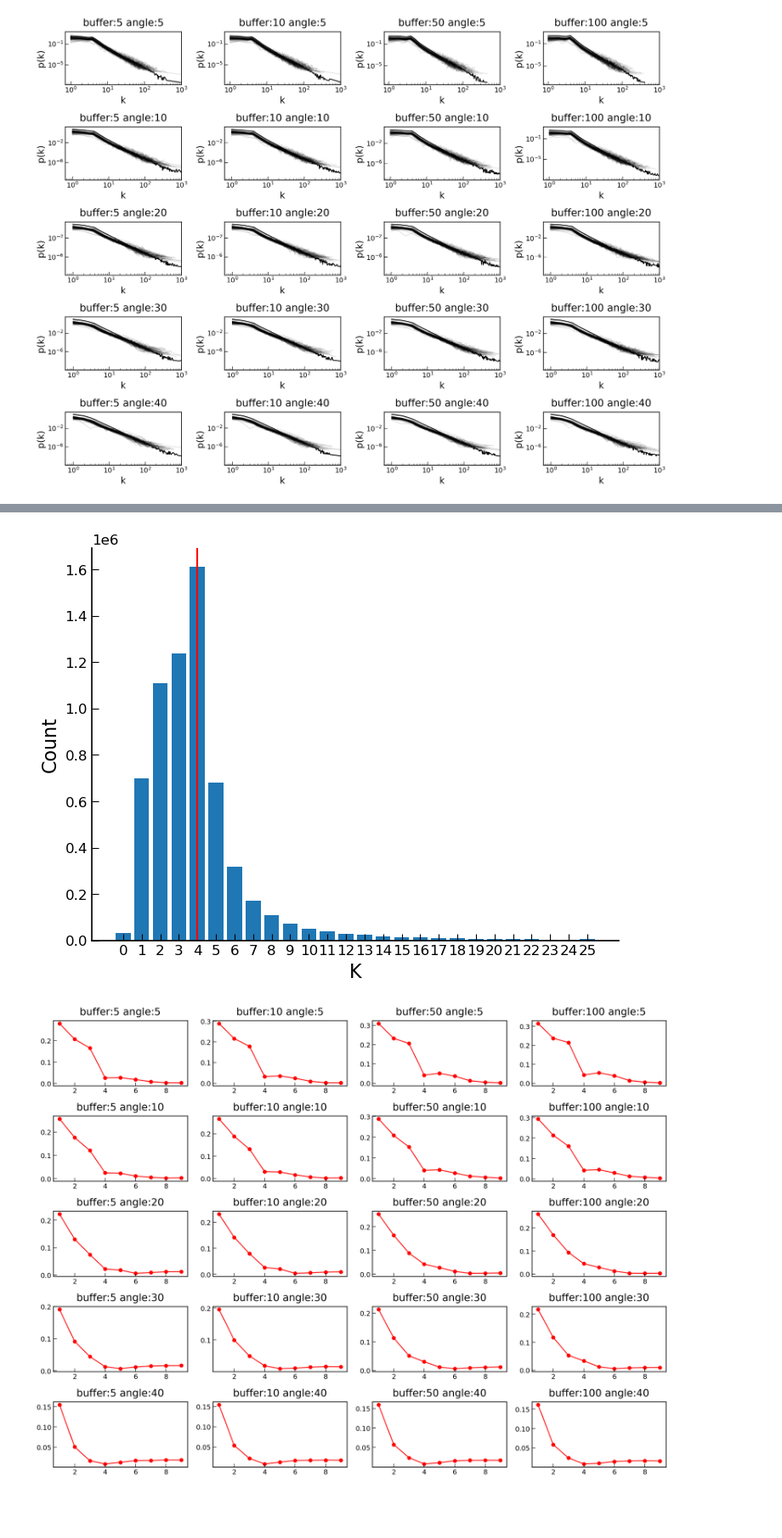
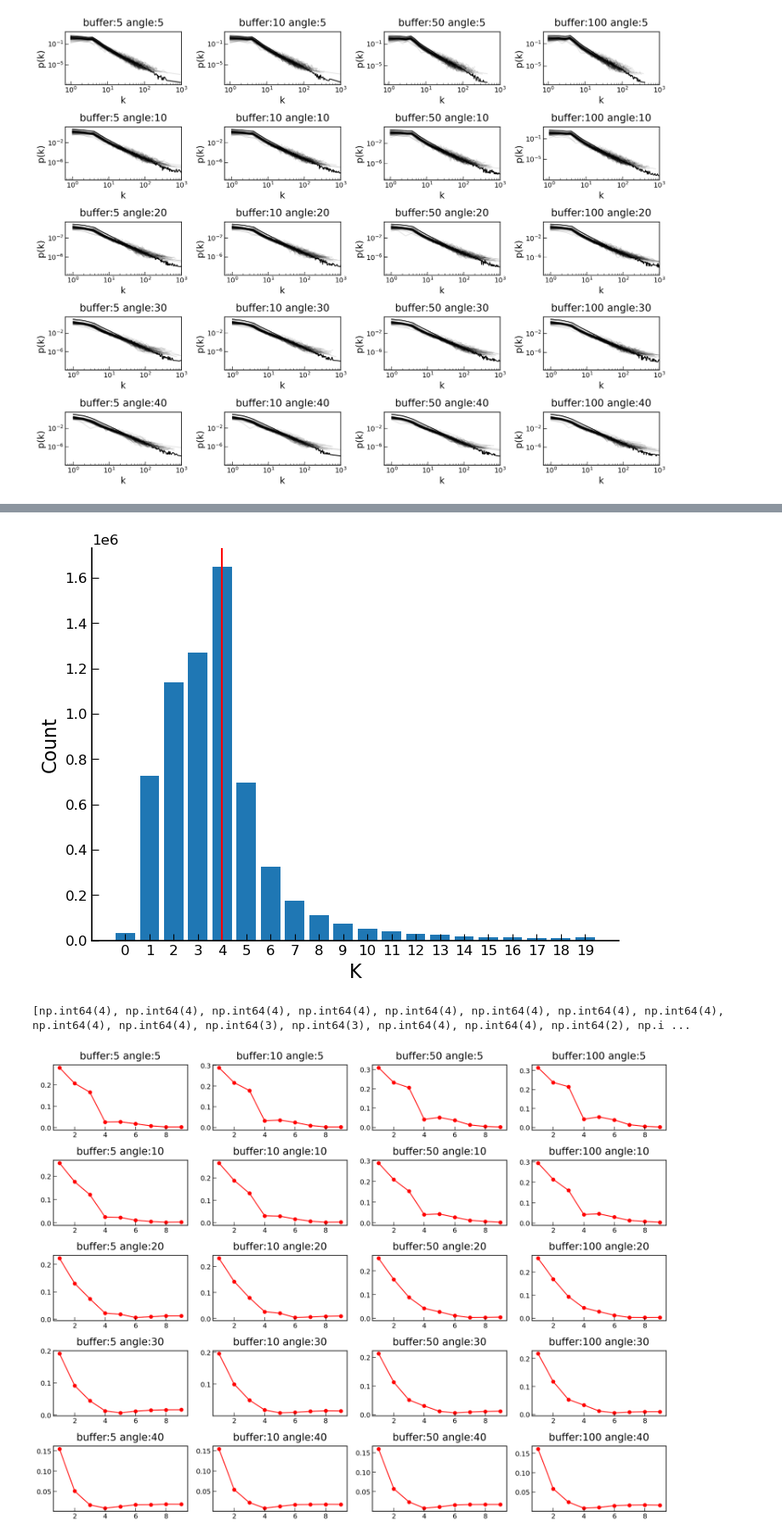
Before and after one commit to LassePSH/DualGraphDirCon, a Jupyter notebook: notebooks_lasse/degree_fit.ipynb, the cells around one changed output, grey strips where cells are left out. Shown at 85% size. Cells and saved outputs as stored; diff of their text form; code cells hidden in the pictures; blank space fills up the shorter version.

```diff
--- a/notebooks_lasse/degree_fit.ipynb
+++ b/notebooks_lasse/degree_fit.ipynb
@@ -203,22 +200,32 @@ plt.show()
 # %%
 fig, ax = plt.subplots(figsize=(8,6),dpi=100)
 
-N = 26
+N = 20
 data = full[full <= N]
 counts, bin_edges = np.histogram(data, bins=N)
 bin_centers = np.arange(0,N)
 plt.bar(bin_centers, counts)
 plt.xlabel('K')
 plt.ylabel('Count')
 plt.axvline(4,color='red')
 
 ax.spines['right'].set_visible(False)
 ax.spines['top'].set_visible(False)
 
 plt.xticks(bin_centers)
 plt.show()
 # %% [output]
-[figure, old version]
+[figure, new version]
+# %%
+d_max = []
+for city in cities:
+    d=np.load(path+city)
+    d = d['degree']
+    d_max.append(np.unique_counts(d)[1].argmax())
+
+print(d_max)
+# %% [output]
+[np.int64(4), np.int64(4), np.int64(4), np.int64(4), np.int64(4), np.int64(4), np.int64(4), np.int64(4), np.int64(4), np.int64(4), np.int64(3), np.int64(3), np.int64(4), np.int64(4), np.int64(2), np.i ...
 # %%
 def compute_ks(degree,min_range):
     distance = []
```
Also changed, not shown: parts of 2 cells of this notebook, 10 other files.
